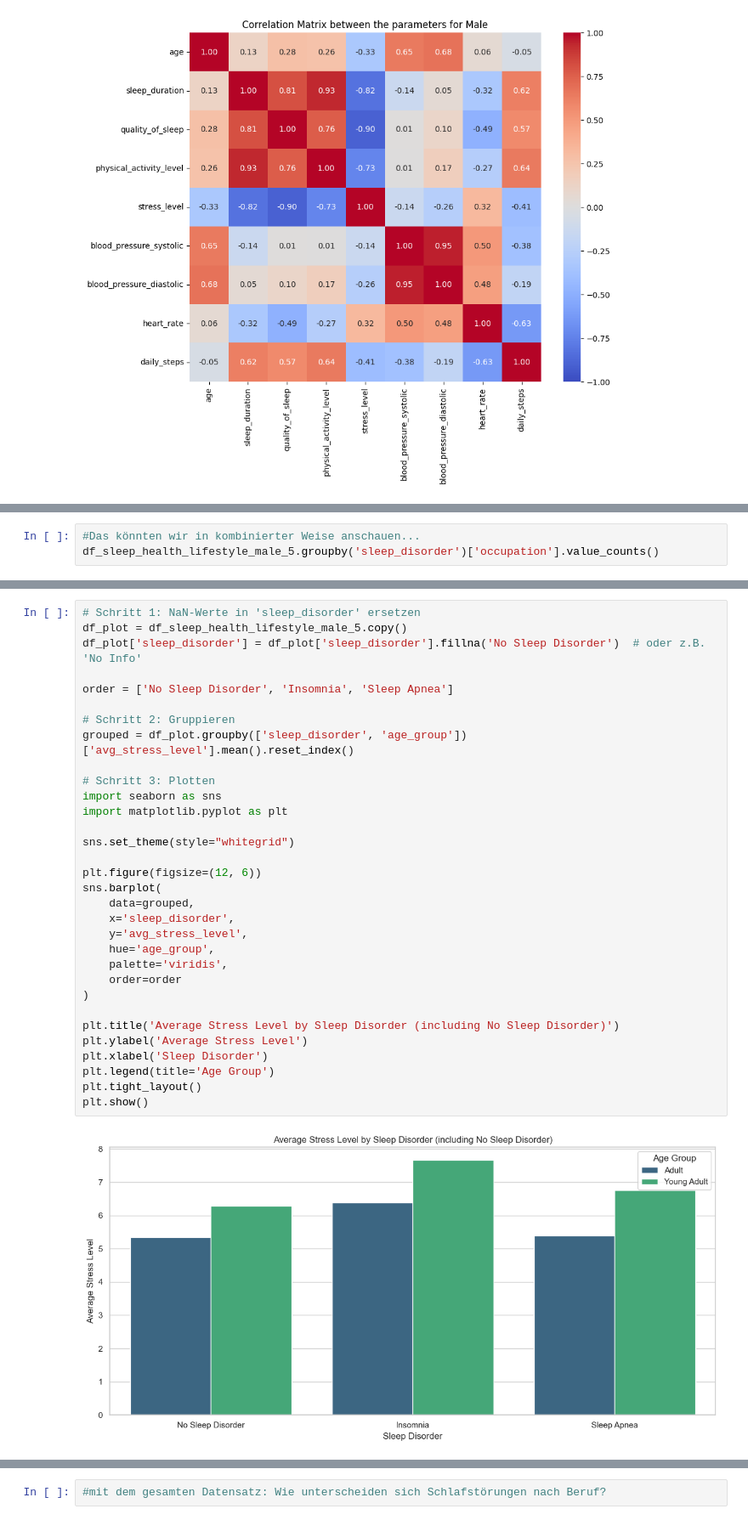
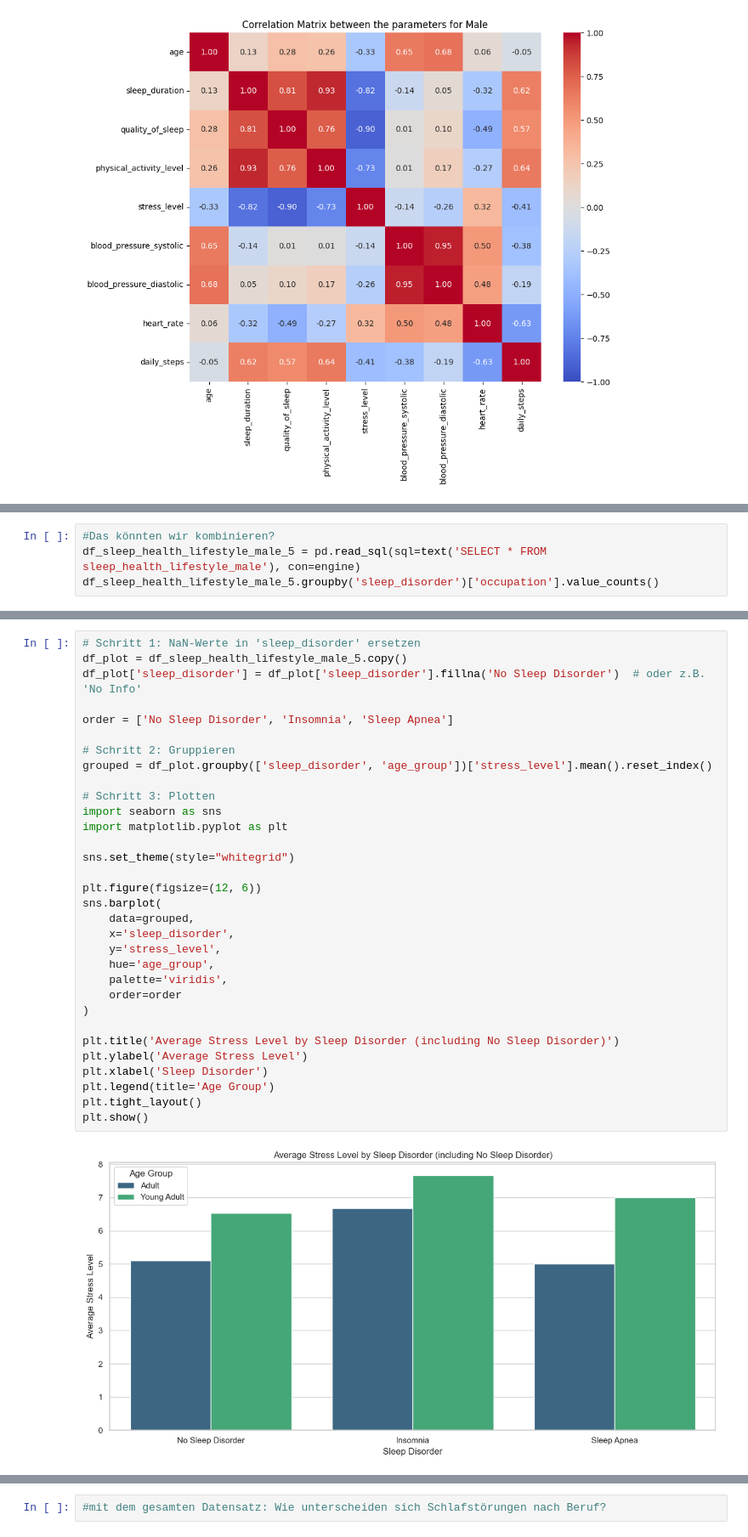
Before and after one commit to heikgrace/healthy-group-one, a Jupyter notebook: kosta_analysis.ipynb, the cells around one changed output, grey strips where cells are left out. Shown at 85% size. Cells and saved outputs as stored; diff of their text form.

```diff
--- a/kosta_analysis.ipynb
+++ b/kosta_analysis.ipynb
@@ -158,5 +211,6 @@ plt.show()
 # %%
-#Das könnten wir in kombinierter Weise anschauen...
+#Das könnten wir kombinieren?
+df_sleep_health_lifestyle_male_5 = pd.read_sql(sql=text('SELECT * FROM sleep_health_lifestyle_male'), con=engine)
 df_sleep_health_lifestyle_male_5.groupby('sleep_disorder')['occupation'].value_counts()
 # %% [output]
 sleep_disorder  occupation
@@ -201,34 +280,34 @@ plt.show()
 # Schritt 1: NaN-Werte in 'sleep_disorder' ersetzen
 df_plot = df_sleep_health_lifestyle_male_5.copy()
 df_plot['sleep_disorder'] = df_plot['sleep_disorder'].fillna('No Sleep Disorder')  # oder z.B. 'No Info'
 
 order = ['No Sleep Disorder', 'Insomnia', 'Sleep Apnea']
 
 # Schritt 2: Gruppieren
-grouped = df_plot.groupby(['sleep_disorder', 'age_group'])['avg_stress_level'].mean().reset_index()
+grouped = df_plot.groupby(['sleep_disorder', 'age_group'])['stress_level'].mean().reset_index()
 
 # Schritt 3: Plotten
 import seaborn as sns
 import matplotlib.pyplot as plt
 
 sns.set_theme(style="whitegrid")
 
 plt.figure(figsize=(12, 6))
 sns.barplot(
     data=grouped,
     x='sleep_disorder',
-    y='avg_stress_level',
+    y='stress_level',
     hue='age_group',
     palette='viridis',
     order=order
 )
 
 plt.title('Average Stress Level by Sleep Disorder (including No Sleep Disorder)')
 plt.ylabel('Average Stress Level')
 plt.xlabel('Sleep Disorder')
 plt.legend(title='Age Group')
 plt.tight_layout()
 plt.show()
 # %% [output]
-[figure, old version]
+[figure, new version]
 # %%
```
Also changed, not shown: parts of 54 cells of this notebook.
